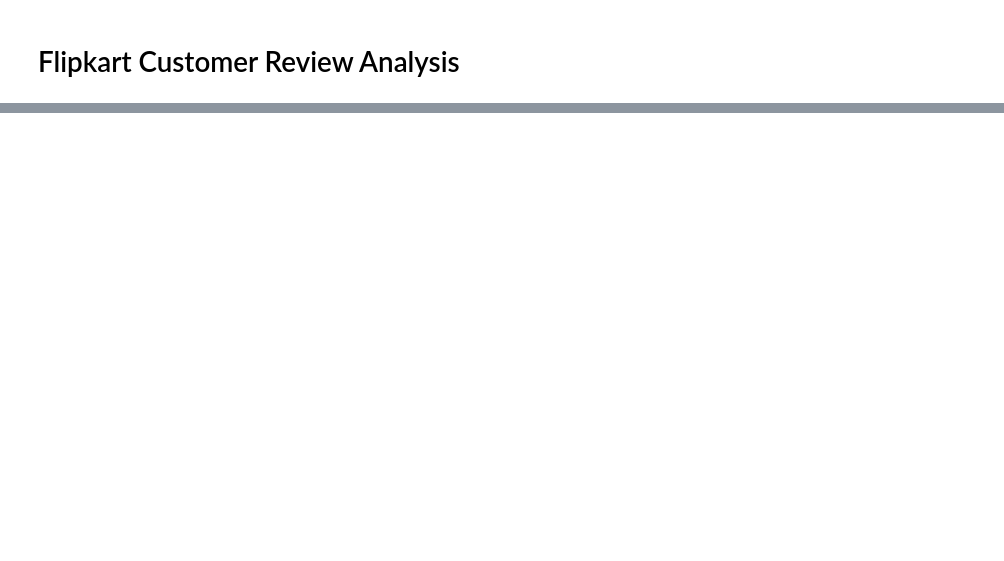
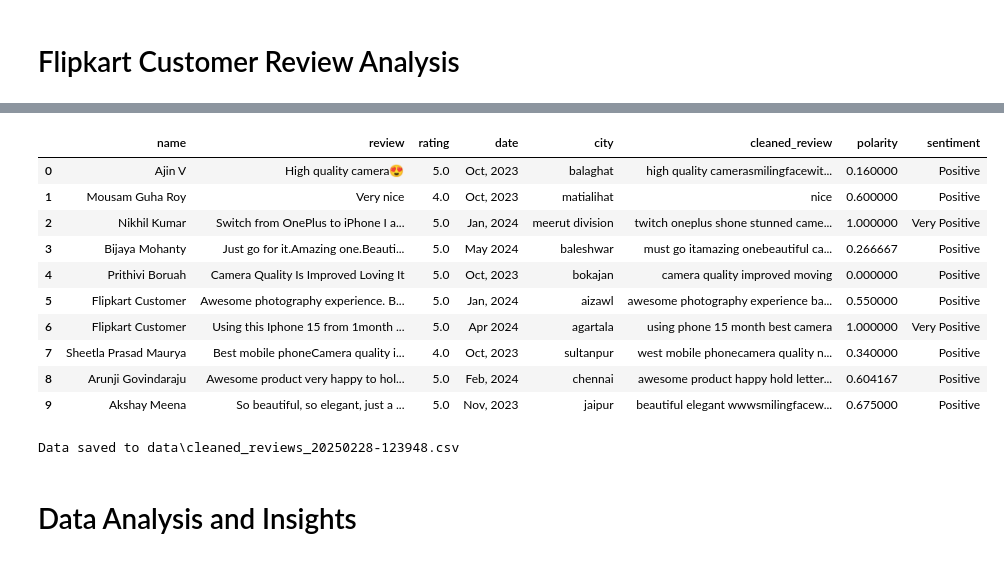
Before and after one commit to azammustafa66/Python, a Jupyter notebook: 2. Analytics/3. Flipkart Customer Reviews/flipkart_reviews.ipynb, the cells around one changed output, grey strips where cells are left out. Saved outputs shown, nothing was run; the diff lists cells and outputs as text; code cells hidden in the pictures; blank space fills up the shorter version.

```diff
--- a/2. Analytics/3. Flipkart Customer Reviews/flipkart_reviews.ipynb
+++ b/2. Analytics/3. Flipkart Customer Reviews/flipkart_reviews.ipynb
@@ -14,4 +2,0 @@ driver.get(url)
-# %%
-r = requests.get(url)
-soup = BeautifulSoup(r.content, "html.parser")
-print(soup.prettify())
@@ -35,0 +349,25 @@ print(soup.prettify())
+# %%
+pdf['polarity'] = pdf['cleaned_review'].apply(lambda text: tb(text).sentiment.polarity)
+pdf['sentiment'] = pdf['polarity'].apply(classify_polarity)
+pdf.head(10)
+# %% [output]
+|  | name | review | rating | date | city | cleaned_review | polarity | sentiment |
+| 0 | Ajin V | High quality camera😍 | 5.0 | Oct, 2023 | balaghat | high quality camerasmilingfacewit... | 0.160000 | Positive |
+| 1 | Mousam Guha Roy | Very nice | 4.0 | Oct, 2023 | matialihat | nice | 0.600000 | Positive |
+| 2 | Nikhil Kumar | Switch from OnePlus to iPhone I a... | 5.0 | Jan, 2024 | meerut division | twitch oneplus shone stunned came... | 1.000000 | Very Positive |
+| 3 | Bijaya Mohanty | Just go for it.Amazing one.Beauti... | 5.0 | May 2024 | baleshwar | must go itamazing onebeautiful ca... | 0.266667 | Positive |
+| 4 | Prithivi Boruah | Camera Quality Is Improved Loving It | 5.0 | Oct, 2023 | bokajan | camera quality improved moving | 0.000000 | Positive |
+| 5 | Flipkart Customer | Awesome photography experience. B... | 5.0 | Jan, 2024 | aizawl | awesome photography experience ba... | 0.550000 | Positive |
+| 6 | Flipkart Customer | Using this Iphone 15 from 1month ... | 5.0 | Apr 2024 | agartala | using phone 15 month best camera | 1.000000 | Very Positive |
+| 7 | Sheetla Prasad Maurya | Best mobile phoneCamera quality i... | 4.0 | Oct, 2023 | sultanpur | west mobile phonecamera quality n... | 0.340000 | Positive |
+| 8 | Arunji Govindaraju | Awesome product very happy to hol... | 5.0 | Feb, 2024 | chennai | awesome product happy hold letter... | 0.604167 | Positive |
+| 9 | Akshay Meena | So beautiful, so elegant, just a ... | 5.0 | Nov, 2023 | jaipur | beautiful elegant wwwsmilingfacew... | 0.675000 | Positive |
+# %%
+file_name = f'cleaned_reviews_{time.strftime("%Y%m%d-%H%M%S")}.csv'
+file_path = os.path.join("data", file_name)
+pdf.to_csv(file_path, index=False)
+print(f"Data saved to {file_path}")
+# %% [output]
+Data saved to data\cleaned_reviews_20250228-123948.csv
+# %% [markdown]
+# Data Analysis and Insights
```
Also changed, not shown: parts of 33 cells of this notebook, 3 other files.
